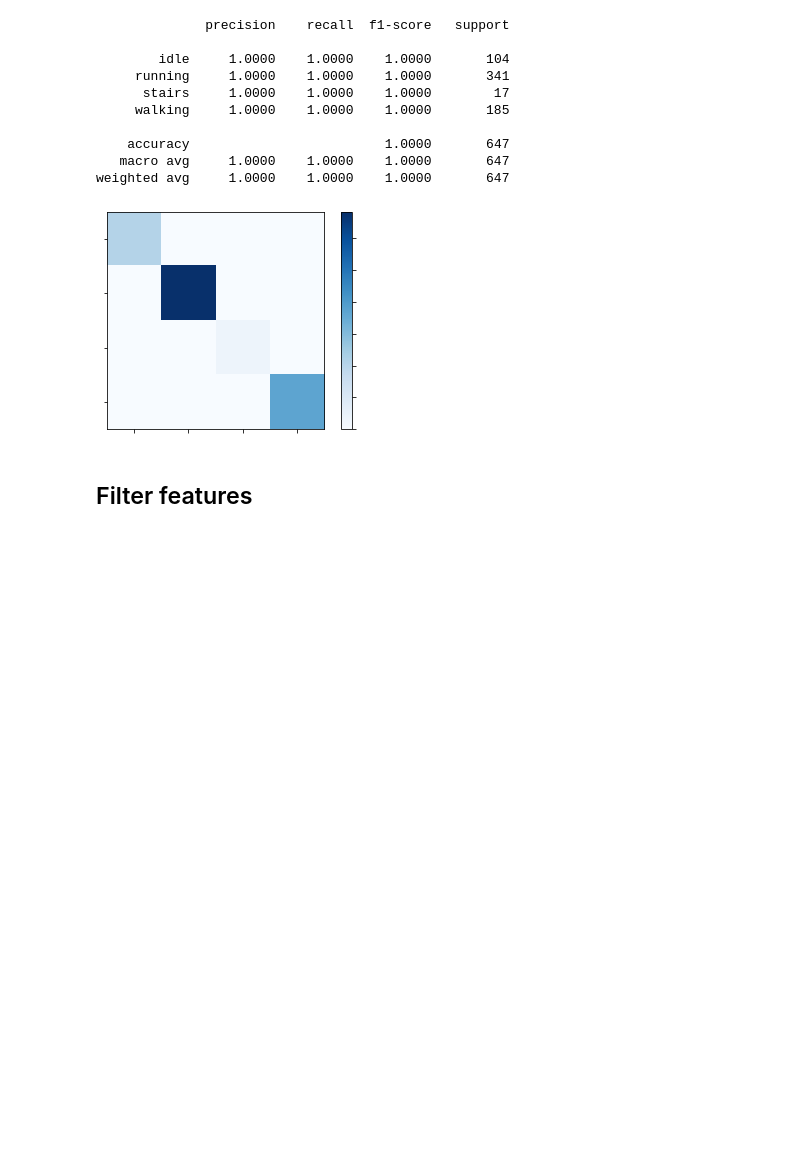
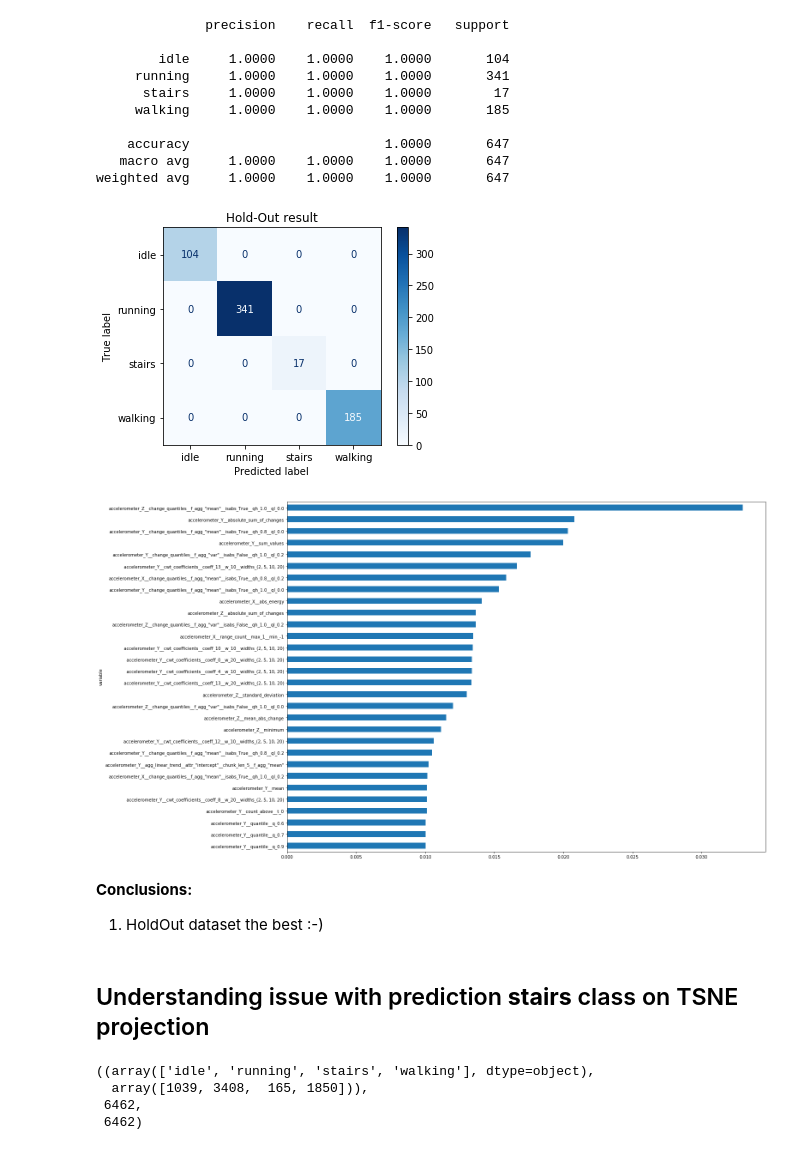
Before and after one commit to zikrach/activity-accelerometer, a Jupyter notebook: data_loader.ipynb, the cells around one changed output. Drawn from its saved outputs; the diff is of its cells as text; code cells hidden in the pictures; blank space fills up the shorter version.

Commit message:
add tsne

```diff
--- a/data_loader.ipynb
+++ b/data_loader.ipynb
@@ -372,7 +410,7 @@ plt.show()
 # %%
 classifier_full = RandomForestClassifier(class_weight='balanced', n_jobs=-1)
-classifier_full.fit(X_train, y_train)
-preds_test = classifier_full.predict(X_test)
+classifier_full.fit(X_train_filtered, y_train)
+preds_test = classifier_full.predict(X_test_filtered)
 
 print(classification_report(y_test, preds_test, digits=4))
 # %% [output]
@@ -388,21 +426,34 @@ print(classification_report(y_test, preds_test, digits=4))
 weighted avg     1.0000    1.0000    1.0000       647
 # %%
 fig, ax = plt.subplots()
-ConfusionMatrixDisplay(confusion_matrix(y_test, preds_test), np.unique(y_test)
+ConfusionMatrixDisplay(confusion_matrix(y_test, preds_test), display_labels=np.unique(y_test)
                       ).plot(cmap=plt.cm.Blues,
                              values_format='.0f',
                             ax=ax)
 ax.set_title('Hold-Out result')
 plt.show()
 # %% [output]
-[figure, old version]
+[figure, new version]
-# %% [markdown]
-## Filter features
-# %%
-relevant_features = set()
-
-for label in np.unique(y_train):
-    y_train_binary = y_train == label
-    X_train_filtered = select_features(X_train, y_train_binary)
-    print("Number of relevant features for class {}: {}/{}".format(label, X_train_filtered.shape[1], X_train.shape[1]))
-    relevant_features = relevant_features.union(set(X_train_filtered.columns))
+# %%
+fig, ax = plt.subplots(figsize=(20,15))
+feat_importances = pd.Series(classifier_full.feature_importances_, index=X_train_filtered.columns)
+feat_importances.nlargest(30)[::-1,].plot(kind='barh', ax=ax)
+plt.show()
+# %% [output]
+[figure, added]
+# %% [markdown]
+**Conclusions:**
+
+1. HoldOut dataset the best :-)
+# %% [markdown]
+## Understanding issue with prediction __stairs__ class on TSNE projection
+# %%
+X_all = X_all_gen[list(relevant_features)].copy()
+y_all = X_all_gen.reset_index()['id'].apply(lambda x: x.split('-')[0]).values
+
+np.unique(y_all, return_counts=True), len(X_all), len(y_all)
+# %% [output]
+((array(['idle', 'running', 'stairs', 'walking'], dtype=object),
+  array([1039, 3408,  165, 1850])),
+ 6462,
+ 6462)
```
Also changed, not shown: parts of 40 cells of this notebook.
